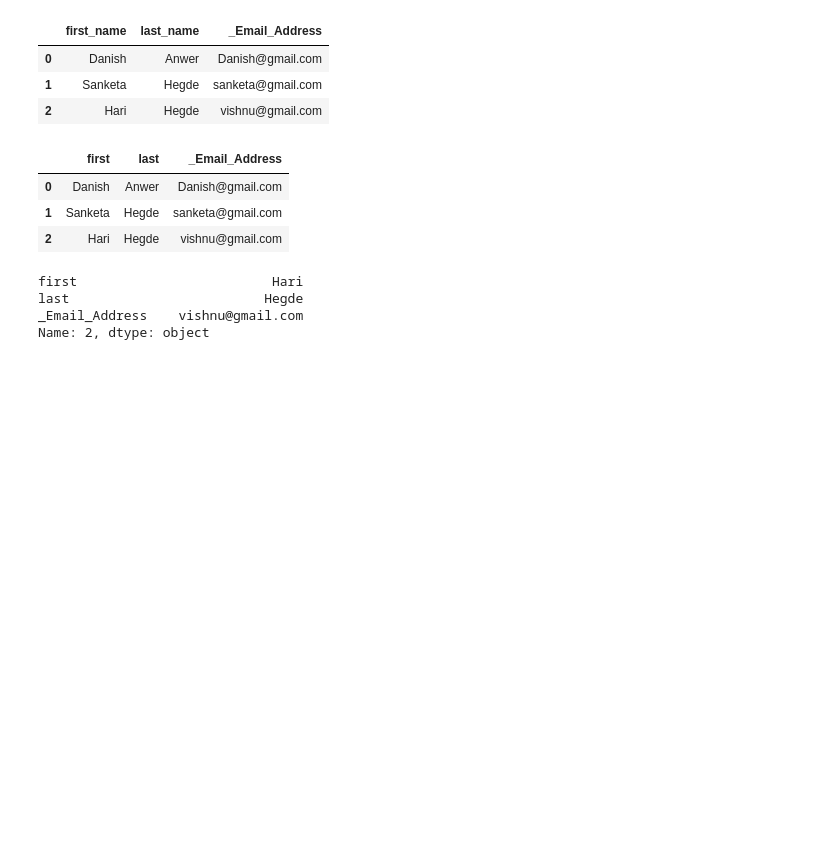
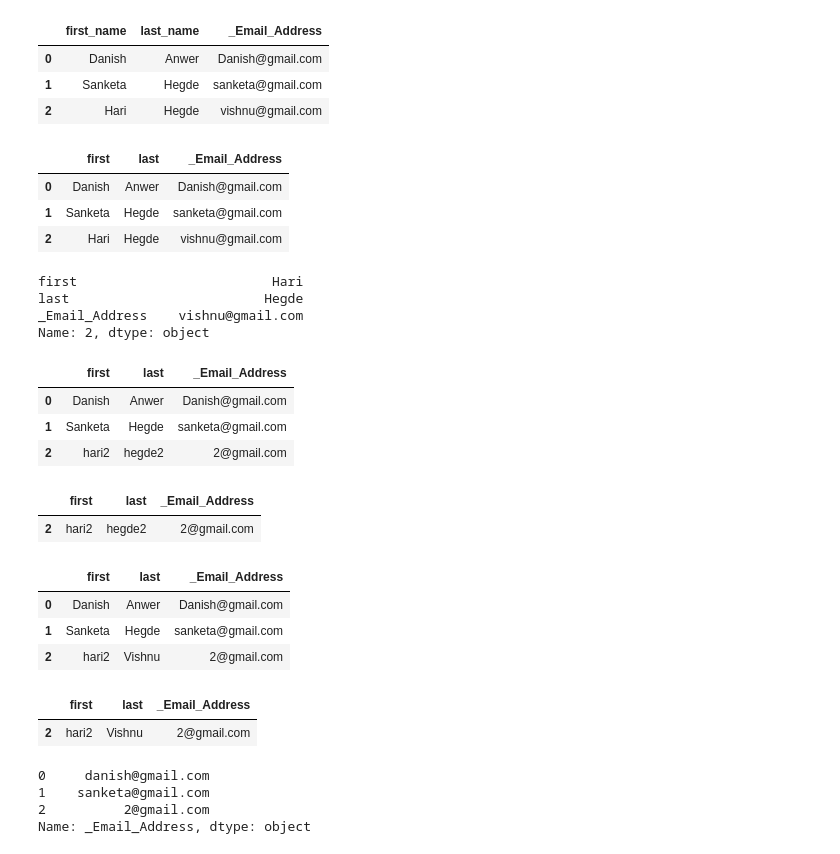
Before and after one commit to danish2562022/Python_Basci_To_Advanced, a Jupyter notebook: Pandas.ipynb, the cells around one changed output. Cells and saved outputs as stored; diff of their text form; code cells hidden in the pictures; blank space fills up the shorter version.

```diff
--- a/Pandas.ipynb
+++ b/Pandas.ipynb
@@ -497,4 +497,11 @@ last                         Hegde
 _Email_Address    vishnu@gmail.com
 Name: 2, dtype: object
 # %%
-data.loc[2]=["hari2","hegde2"]
+data.loc[2]=["hari2","hegde2","2@gmail.com"]
+# %%
+data
+# %% [output]
+|  | first | last | _Email_Address |
+| 0 | Danish | Anwer | Danish@gmail.com |
+| 1 | Sanketa | Hegde | sanketa@gmail.com |
+| 2 | hari2 | hegde2 | 2@gmail.com |
@@ -500,0 +510,5 @@ data.loc[2]=["hari2","hegde2"]
+# %%
+data[filt]
+# %% [output]
+|  | first | last | _Email_Address |
+| 2 | hari2 | hegde2 | 2@gmail.com |
@@ -500,0 +517,19 @@ data.loc[2]=["hari2","hegde2"]
+# %%
+data
+# %% [output]
+|  | first | last | _Email_Address |
+| 0 | Danish | Anwer | Danish@gmail.com |
+| 1 | Sanketa | Hegde | sanketa@gmail.com |
+| 2 | hari2 | Vishnu | 2@gmail.com |
+# %%
+data.loc[filt]
+# %% [output]
+|  | first | last | _Email_Address |
+| 2 | hari2 | Vishnu | 2@gmail.com |
+# %%
+data._Email_Address.str.lower()
+# %% [output]
+0     danish@gmail.com
+1    sanketa@gmail.com
+2          2@gmail.com
+Name: _Email_Address, dtype: object
```
Also changed, not shown: parts of 8 cells of this notebook.
